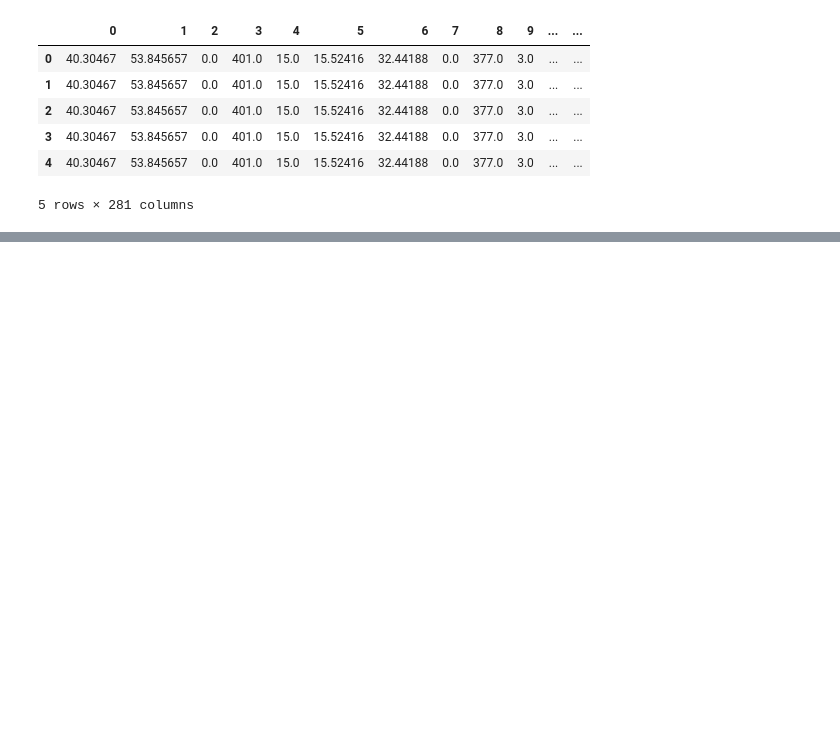
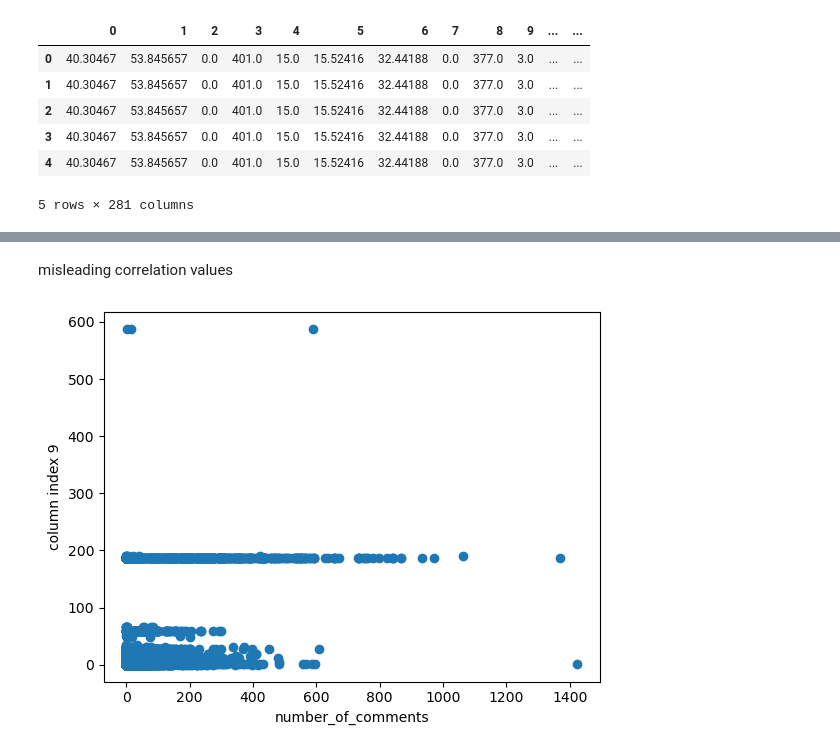
Before and after one commit to terekhin2540/Data_Analytics_First_assign, a Jupyter notebook: data_analytics_ric.ipynb, the cells around one changed output, grey strips where cells are left out. Drawn from its saved outputs; the diff is of its cells as text; code cells hidden in the pictures; blank space fills up the shorter version.

```diff
--- a/data_analytics_ric.ipynb
+++ b/data_analytics_ric.ipynb
@@ -46,0 +98,11 @@ df_train.rename(columns={50:'number_comments_before_basetime_total',51: 'number_
+# %% [markdown]
+misleading correlation values
+# %%
+## PLOT HIGHEST CORRELATION ##
+plt.scatter(df_train['number_of_comments'], df_train[9])
+plt.xlabel('number_of_comments')
+plt.ylabel('column index 9')
+plt.show()
+## IT CAN BE SEEN THAT CALCULATING PEARSON CORRELATIONS ARE MISLEADING ##
+# %% [output]
+[figure, added]
```
Also changed, not shown: parts of 30 cells of this notebook, 1 other file.
